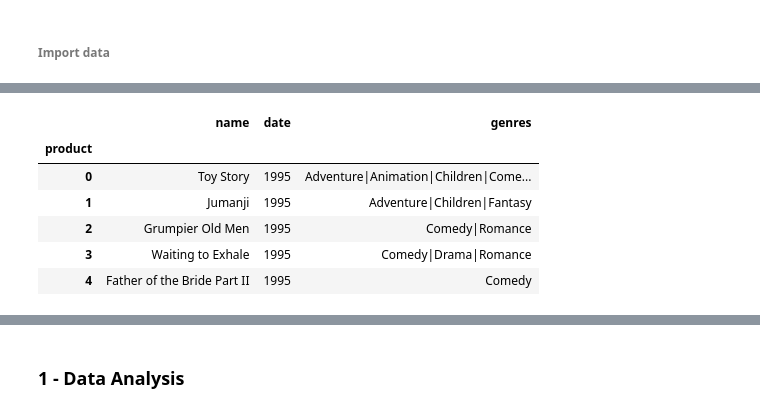
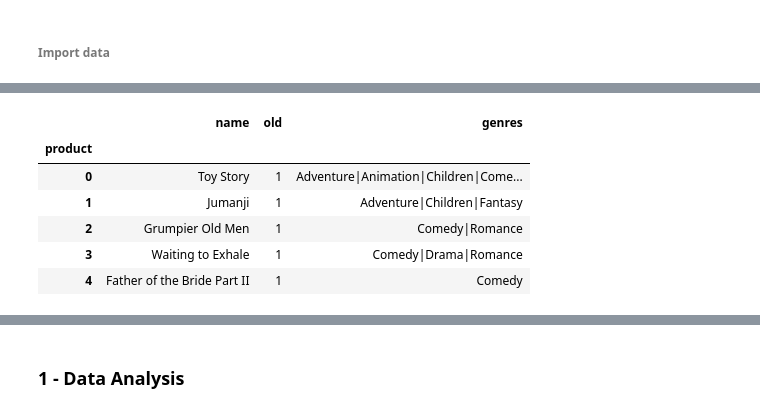
Before and after one commit to mdipietro09/DataScience_ArtificialIntelligence_Utils, a Jupyter notebook: machine_learning/example_recommendation.ipynb, the cells around one changed output, grey strips where cells are left out. Saved outputs shown, nothing was run; the diff lists cells and outputs as text; code cells hidden in the pictures.

```diff
--- a/machine_learning/example_recommendation.ipynb
+++ b/machine_learning/example_recommendation.ipynb
@@ -129,0 +30,15 @@ dtf_users
+# %%
+# Products
+dtf_products = pd.read_excel("data_movies.xlsx", sheet_name="products")
+
+dtf_products = dtf_products[~dtf_products["genres"].isna()]
+dtf_products["product"] = range(0,len(dtf_products))
+dtf_products["name"] = dtf_products["title"].apply(lambda x: re.sub("[\(\[].*?[\)\]]", "", x).strip())
+dtf_products["date"] = dtf_products["title"].apply(lambda x: int(x.split("(")[-1].replace(")","").strip())
+                                                             if "(" in x else np.nan)
+
+## add features
+dtf_products["date"] = dtf_products["date"].fillna(9999)
+dtf_products["old"] = dtf_products["date"].apply(lambda x: 1 if x < 2000 else 0)
+
+dtf_products
@@ -130,12 +87,12 @@ dtf_users
 # %%
 # select only useful columns
-dtf_products = dtf_products[["product","name","date","genres"]].set_index("product")
+dtf_products = dtf_products[["product","name","old","genres"]].set_index("product")
 dtf_products.head()
 # %% [output]
-|  | name | date | genres |
+|  | name | old | genres |
 | product |  |  |  |
-| 0 | Toy Story | 1995 | Adventure|Animation|Children|Come... |
-| 1 | Jumanji | 1995 | Adventure|Children|Fantasy |
-| 2 | Grumpier Old Men | 1995 | Comedy|Romance |
-| 3 | Waiting to Exhale | 1995 | Comedy|Drama|Romance |
-| 4 | Father of the Bride Part II | 1995 | Comedy |
+| 0 | Toy Story | 1 | Adventure|Animation|Children|Come... |
+| 1 | Jumanji | 1 | Adventure|Children|Fantasy |
+| 2 | Grumpier Old Men | 1 | Comedy|Romance |
+| 3 | Waiting to Exhale | 1 | Comedy|Drama|Romance |
+| 4 | Father of the Bride Part II | 1 | Comedy |
```
Also changed, not shown: parts of 85 cells of this notebook, 3 other files.
